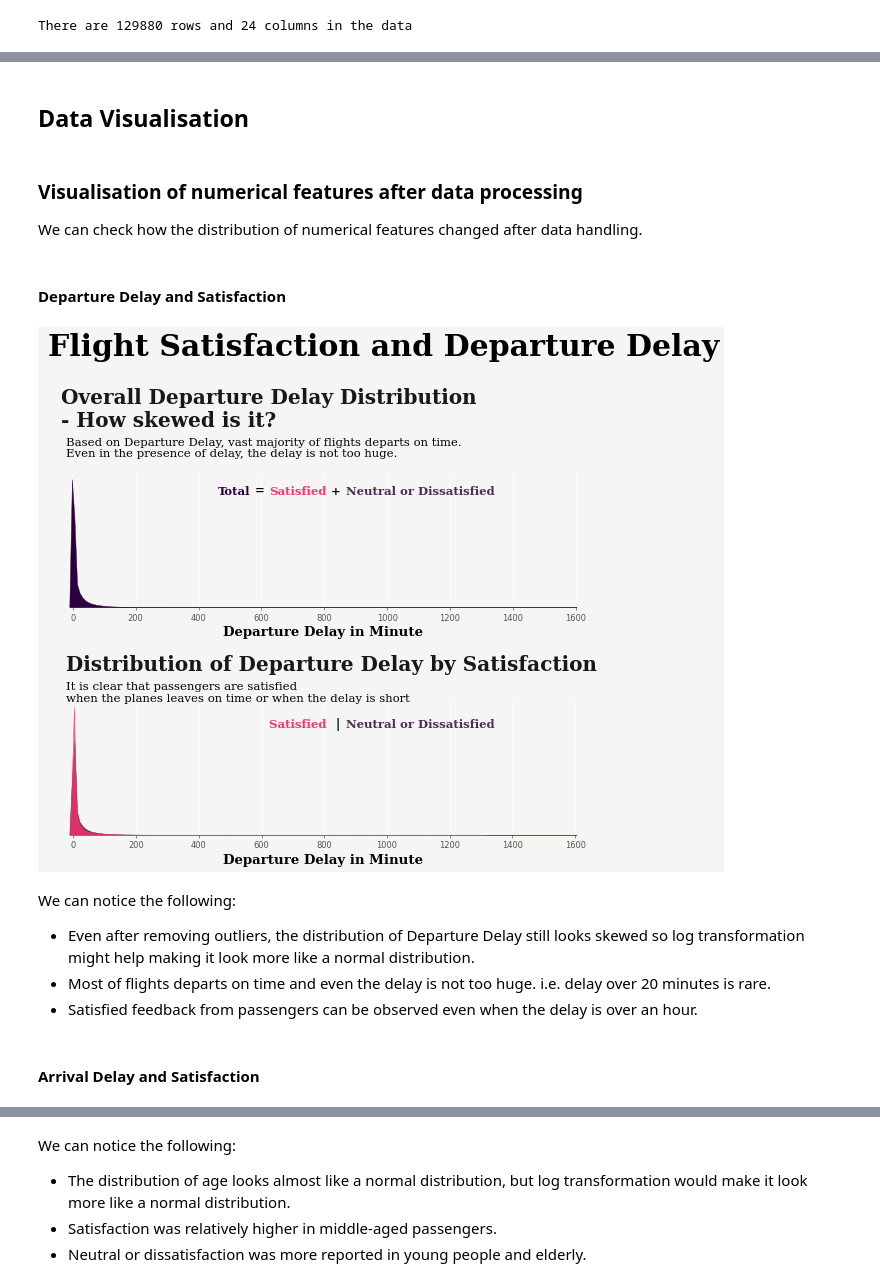
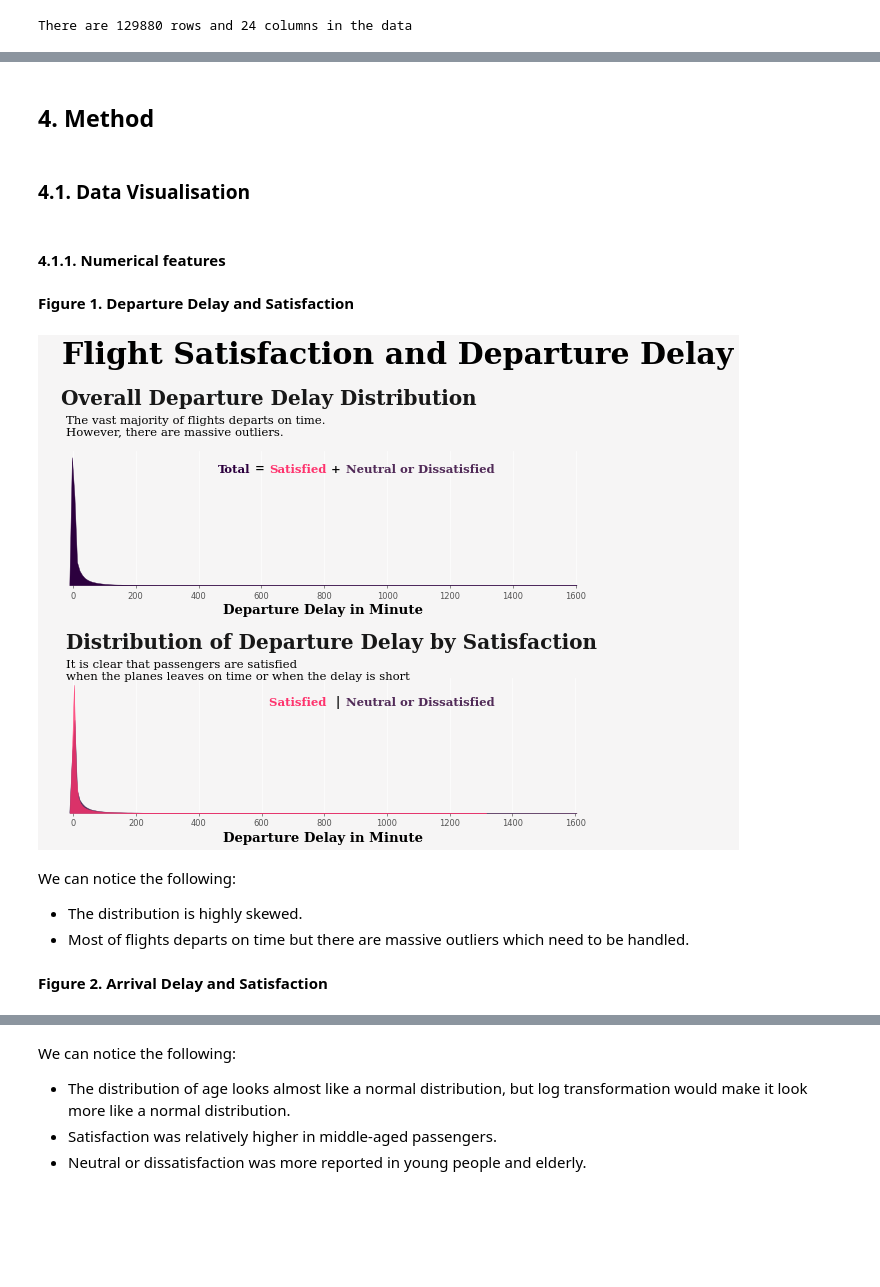
Before and after one commit to phily5051/CASA0006, a Jupyter notebook: business_traveler.ipynb, the cells around one changed output, grey strips where cells are left out. Saved outputs shown, nothing was run; the diff lists cells and outputs as text; code cells hidden in the pictures; blank space fills up the shorter version.

```diff
--- a/business_traveler.ipynb
+++ b/business_traveler.ipynb
@@ -233,14 +217,14 @@ We can notice the following:
 - 393 missing values in `Arrival Delay` need to be handled.
 - `ID` column is not necessary in predicting satisfaction, so it has been removed.
 - We can see massive outliers in `Departure Delay, Arrival Delay and Flight Distance` which need to be dealt.
+# %% [markdown]
+## 4. Method
 # %% [markdown]
-## Data Visualisation
+### 4.1. Data Visualisation
-# %% [markdown]
-### Visualisation of numerical features after data processing
-
-We can check how the distribution of numerical features changed after data handling.
+# %% [markdown]
+#### 4.1.1. Numerical features
 # %% [markdown]
-#### Departure Delay and Satisfaction
+**Figure 1. Departure Delay and Satisfaction**
 # %%
 # Departure Delay and Satisfaction
 fig = plt.figure(figsize = (12,10), dpi = 60)
@@ -270,45 +254,44 @@ fig.patch.set_facecolor('#f6f5f5')
 
 # distribution plots ---- only single variable, to show an overall distribution of a single variable
 
 sns.kdeplot(data = data, x = 'Departure Delay', ax = ax1, shade = True, color = '#2c003e', alpha = 1, )
 ax1.set_xlabel('Departure Delay in Minute', fontdict = {'font':'Serif', 'color': 'black', 'size': 16,'weight':'bold' })
-ax1.text(-36,0.072,'Overall Departure Delay Distribution\n- How skewed is it?', {'font':'Serif', 'color': 'black','weight':'bold','size':24}, alpha = 0.9)
-ax1.text(-23,0.06, 'Based on Departure Delay, vast majority of flights departs on time. \nEven in the presence of delay, the delay is not too huge.',
+ax1.text(-36,0.072,'Overall Departure Delay Distribution', {'font':'Serif', 'color': 'black','weight':'bold','size':24}, alpha = 0.9)
+ax1.text(-23,0.06, 'The vast majority of flights departs on time. \nHowever, there are massive outliers.',
         {'font':'Serif', 'size':'14','color': 'black'})
 ax1.text(460,0.045, 'Total',{'font':'Serif', 'size':'14','color': '#2c003e','weight':'bold'})
 ax1.text(580,0.045, '=',{'font':'Serif', 'size':'14','color': 'black','weight':'bold'})
 ax1.text(625,0.045, 'Satisfied',{'font':'Serif', 'size':'14','color': '#fe346e','weight':'bold'})
 ax1.text(820,0.045, '+',{'font':'Serif', 'size':'14','color': 'black','weight':'bold'})
 ax1.text(870,0.045, 'Neutral or Dissatisfied',{'font':'Serif', 'size':'14','color': '#512b58','weight':'bold'})
 
 
 
 # distribution plots with hue of satisfaction, to show the distribution of a variable with regards to target variable
 
 
 sns.kdeplot(data = data[data['Satisfaction'] == "Neutral or Dissatisfied"], x = 'Departure Delay',ax = ax2, shade = True,  alpha = 1, color = '#512b58' )
 sns.kdeplot(data = data[data['Satisfaction'] == "Satisfied"], x = 'Departure Delay',ax = ax2, shade = True,  alpha = 0.8, color = '#fe346e')
 
 ax2.set_xlabel('Departure Delay in Minute', fontdict = {'font':'Serif', 'color': 'black', 'weight':'bold','size': 16})
 
 ax2.text(-23,0.087,'Distribution of Departure Delay by Satisfaction', {'font':'Serif', 'weight':'bold','color': 'black', 'size':24}, alpha= 0.9)
 ax2.text(-23,0.071,'It is clear that passengers are satisfied \nwhen the planes leaves on time or when the delay is short', {'font':'Serif', 'color': 'black', 'size':14})
 ax2.text(625,0.057, 'Satisfied ', {'font': 'Serif','weight':'bold','size': '14','weight':'bold','style':'normal', 'color':'#fe346e'})
 ax2.text(835,0.057, '|', {'color':'black' , 'size':'14', 'weight': 'bold'})
 ax2.text(870,0.057, 'Neutral or Dissatisfied', {'font': 'Serif','weight':'bold', 'size': '14','style':'normal', 'weight':'bold','color':'#512b58'})
 
-fig.text(0.13,1,'Flight Satisfaction and Departure Delay',{'font':'Serif', 'weight':'bold','color': 'black', 'size':36})
+fig.text(0.15,0.95,'Flight Satisfaction and Departure Delay',{'font':'Serif', 'weight':'bold','color': 'black', 'size':36})
 fig.show()
 # %% [output]
-[figure, old version]
+[figure, new version]
 # %% [markdown]
 We can notice the following:
 
-- Even after removing outliers, the distribution of Departure Delay still looks skewed so log transformation might help making it look more like a normal distribution.
-- Most of flights departs on time and even the delay is not too huge. i.e. delay over 20 minutes is rare.
-- Satisfied feedback from passengers can be observed even when the delay is over an hour.
+- The distribution is highly skewed.
+- Most of flights departs on time but there are massive outliers which need to be handled.
 # %% [markdown]
-#### Arrival Delay and Satisfaction
+**Figure 2. Arrival Delay and Satisfaction**
 # %%
 # Departure Delay and Satisfaction
 fig = plt.figure(figsize = (12,10), dpi = 60)
```
Also changed, not shown: parts of 99 cells of this notebook.
